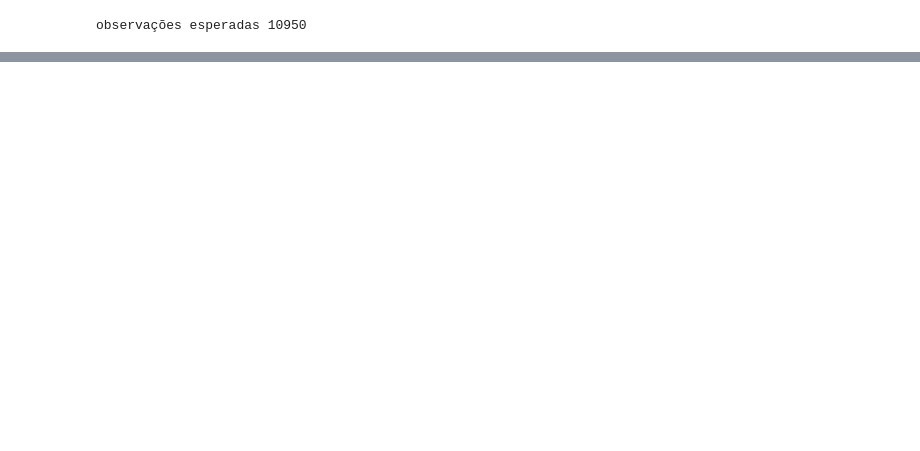
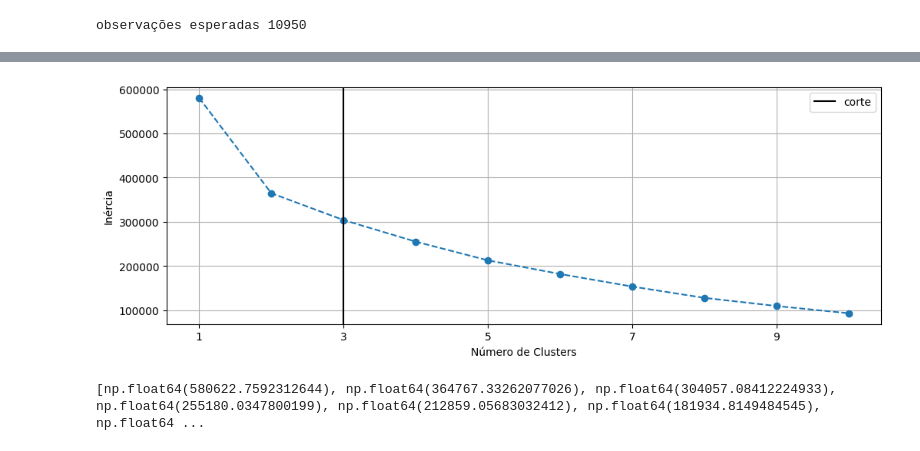
Before and after one commit to lucasdmarten/dissertacao, a Jupyter notebook: stations_parser_anomalys.ipynb, the cells around one changed output, grey strips where cells are left out. Cells and saved outputs as stored; diff of their text form; code cells hidden in the pictures; blank space fills up the shorter version.

```diff
--- a/stations_parser_anomalys.ipynb
+++ b/stations_parser_anomalys.ipynb
@@ -923,0 +396,46 @@ anom_mean.loc['83948', '1991-03-24']
+# %%
+import numpy as np
+import matplotlib.pyplot as plt
+import scipy.cluster.hierarchy as sch
+from scipy.spatial.distance import pdist
+
+def elbow_method_ward(data, max_clusters=10):
+    """
+    Aplica o método do cotovelo para encontrar o número ideal de clusters
+    utilizando a ligação Ward no scipy.
+
+    Parâmetros:
+    - data: array-like, conjunto de dados de entrada.
+    - max_clusters: int, número máximo de clusters a serem avaliados.
+
+    Retorna:
+    - Nenhum, mas plota o gráfico do método do cotovelo.
+    """
+    # Calcula a matriz de linkage usando o método de Ward
+    Z = sch.linkage(data, method='ward')
+
+    wcss = []
+    k_values = range(1, 11)
+
+    for k in k_values:
+        clusters = fcluster(Z, k, criterion='maxclust')
+        centroids = np.array([data[clusters == i].mean(axis=0) for i in range(1, k + 1)])
+        wcss.append(sum(np.sum((data[clusters == i] - centroids[i - 1]) ** 2) for i in range(1, k + 1)))
+
+    # Plota o método do cotovelo
+    plt.figure(figsize=(12, 4))
+    plt.plot(list(range(1, max_clusters + 1)), wcss, marker='o', linestyle='--')
+    plt.xlabel('Número de Clusters')
+    plt.ylabel('Inércia')
+    plt.grid(True)
+    plt.axvline(x=3, color='black', label='corte')
+    plt.legend()
+    plt.savefig('elbow.png')
+    plt.xticks(list(range(1, max_clusters + 1, 2)))
+    plt.show()
+    print(wcss)
+
+elbow_method_ward(anom_data.values, max_clusters=10)
+# %% [output]
+[figure, added]
+[np.float64(580622.7592312644), np.float64(364767.33262077026), np.float64(304057.08412224933), np.float64(255180.0347800199), np.float64(212859.05683032412), np.float64(181934.8149484545), np.float64 ...
```
Also changed, not shown: parts of 73 cells of this notebook, 39 other files.
